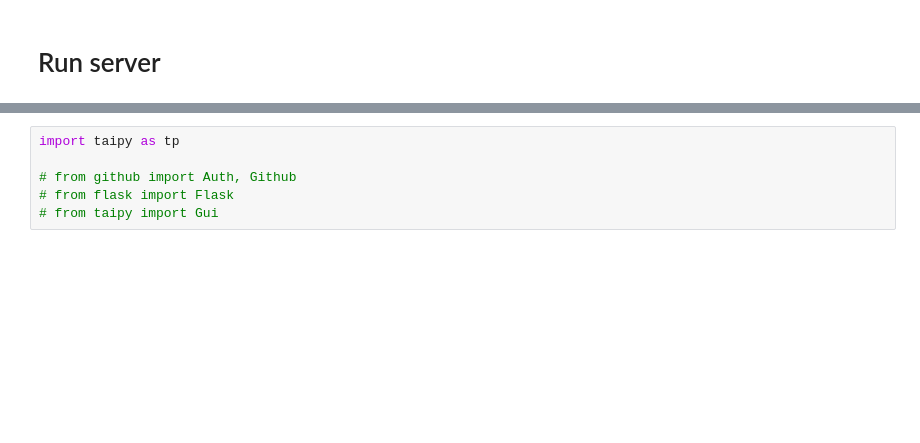
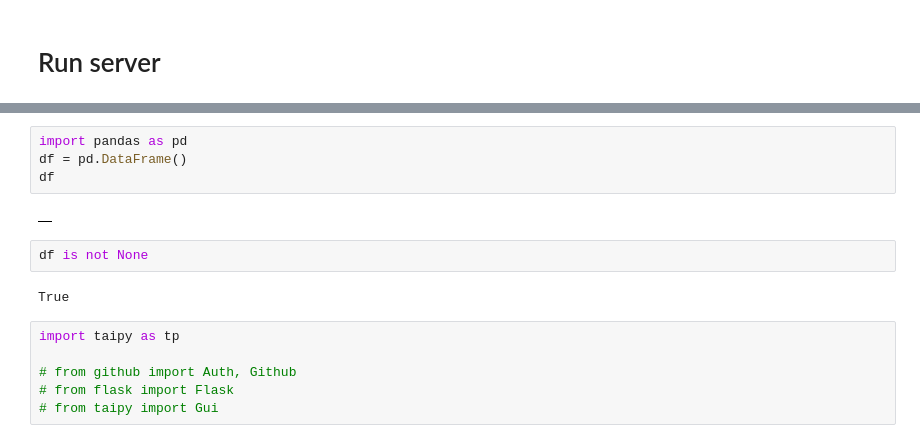
Before and after one commit to openoathcoin/server, a Jupyter notebook: main.ipynb, the cells around one changed output, grey strips where cells are left out. Saved outputs shown, nothing was run; the diff lists cells and outputs as text; blank space fills up the shorter version.

```diff
--- a/main.ipynb
+++ b/main.ipynb
@@ -58,3 +529,13 @@ else:
+# %%
+import pandas as pd
+df = pd.DataFrame()
+df
+# %% [output]
+|  |
+# %%
+df is not None
+# %% [output]
+True
 # %%
 import taipy as tp
 
```
Also changed, not shown: parts of 91 cells of this notebook, 3 other files.
